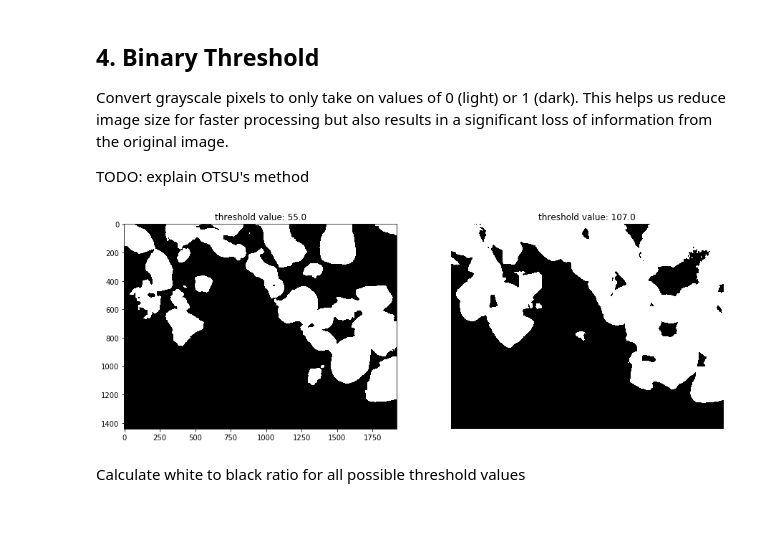
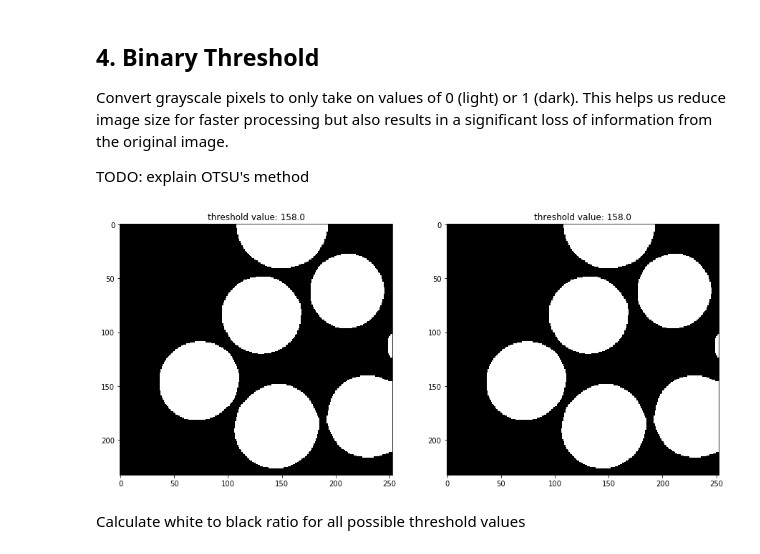
Before and after one commit to akshaytrikha/BTO-TEM-Processing, a Jupyter notebook: tem.ipynb, the cells around one changed output. Saved outputs shown, nothing was run; the diff lists cells and outputs as text; code cells hidden in the pictures; blank space fills up the shorter version.

```diff
--- a/tem.ipynb
+++ b/tem.ipynb
@@ -49,8 +49,8 @@ We don't need to process input image with 3 color channels as TEM images tend to
 # display images inline in notebook, comment can't be on same line (glitch)
 %matplotlib inline
 
-IMAGE_NAME = "TES-36a-cropped.tif"
-# IMAGE_NAME = "Challenge_1.jpg"
+# IMAGE_NAME = "TES-36a-cropped.tif"
+IMAGE_NAME = "Challenge_1.jpg"
 
 color_image = cv.imread(IMAGE_NAME)
 gray_image = cv.cvtColor(color_image, cv.COLOR_BGR2GRAY)
@@ -97,17 +97,16 @@ TODO: explain OTSU's method
 # %%
 # auto binary threshold color image
 fig, (ax0, ax1) = plt.subplots(1, 2, figsize=(15,15))
-plt.axis("off")
-ret_1, thresh_1 = cv.threshold(blur_1, 55, 1, cv.THRESH_BINARY_INV)
+ret_1, thresh_1 = cv.threshold(blur_1, 158, 255, cv.THRESH_BINARY_INV)
 ax0.imshow(thresh_1, cmap = plt.cm.gray)
 ax0.set_title("threshold value: " + str(ret_1));
 
-# auto binary threshold grayscale image with Otsu's method
-ret_2, thresh_2 = cv.threshold(blur_1, 0, 1, cv.THRESH_BINARY_INV + cv.THRESH_OTSU)
+# auto binary threshold grayscale image with Otsu’s method
+ret_2, thresh_2 = cv.threshold(blur_1, 120, 255, cv.THRESH_BINARY_INV + cv.THRESH_OTSU)
 ax1.imshow(thresh_2, cmap = plt.cm.gray)
 ax1.set_title("threshold value: " + str(ret_2));
 # %% [output]
-[figure, old version]
+[figure, new version]
 # %% [markdown]
 Calculate white to black ratio for all possible threshold values
 # %%
```
Also changed, not shown: parts of 20 cells of this notebook, 4 other files.
